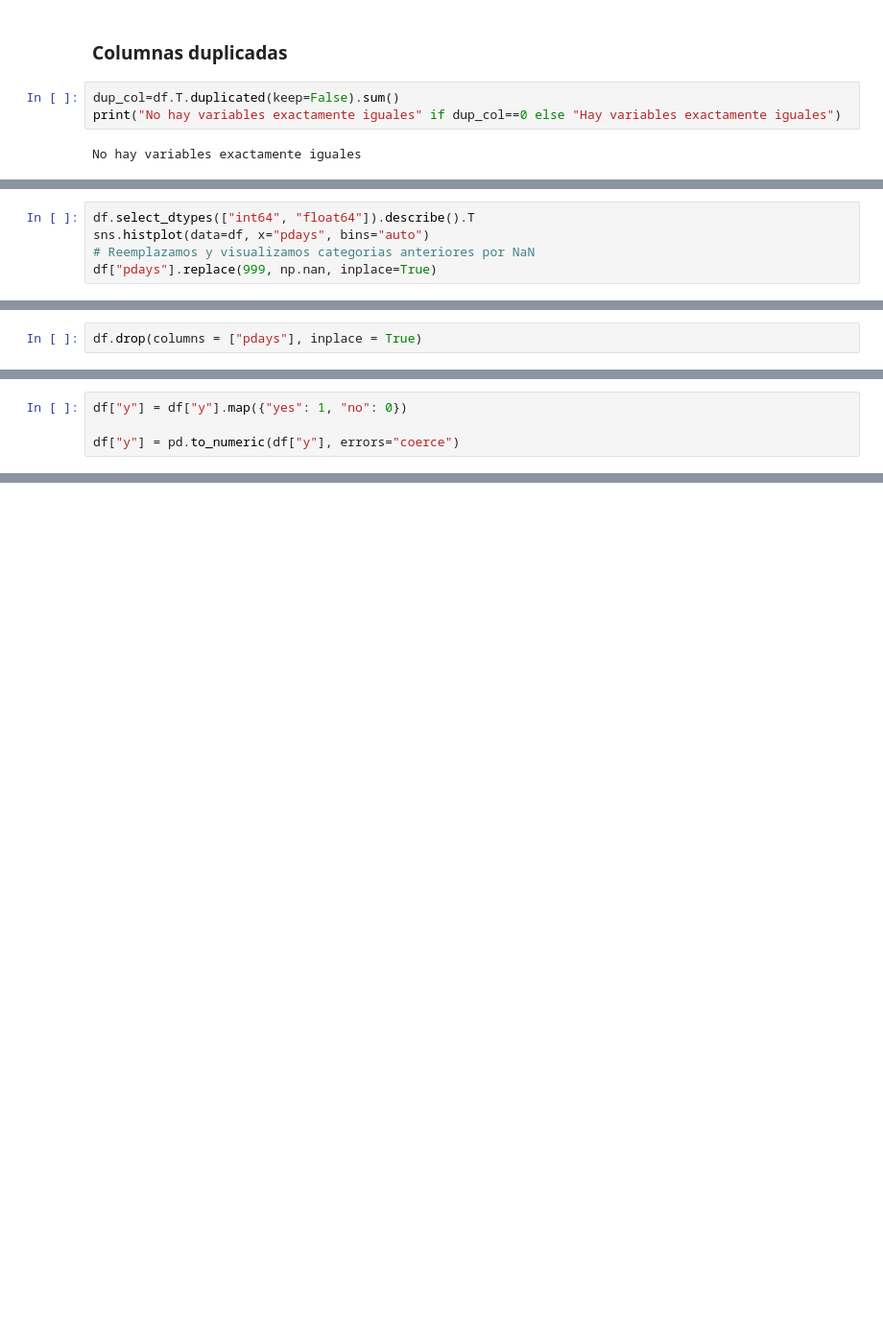
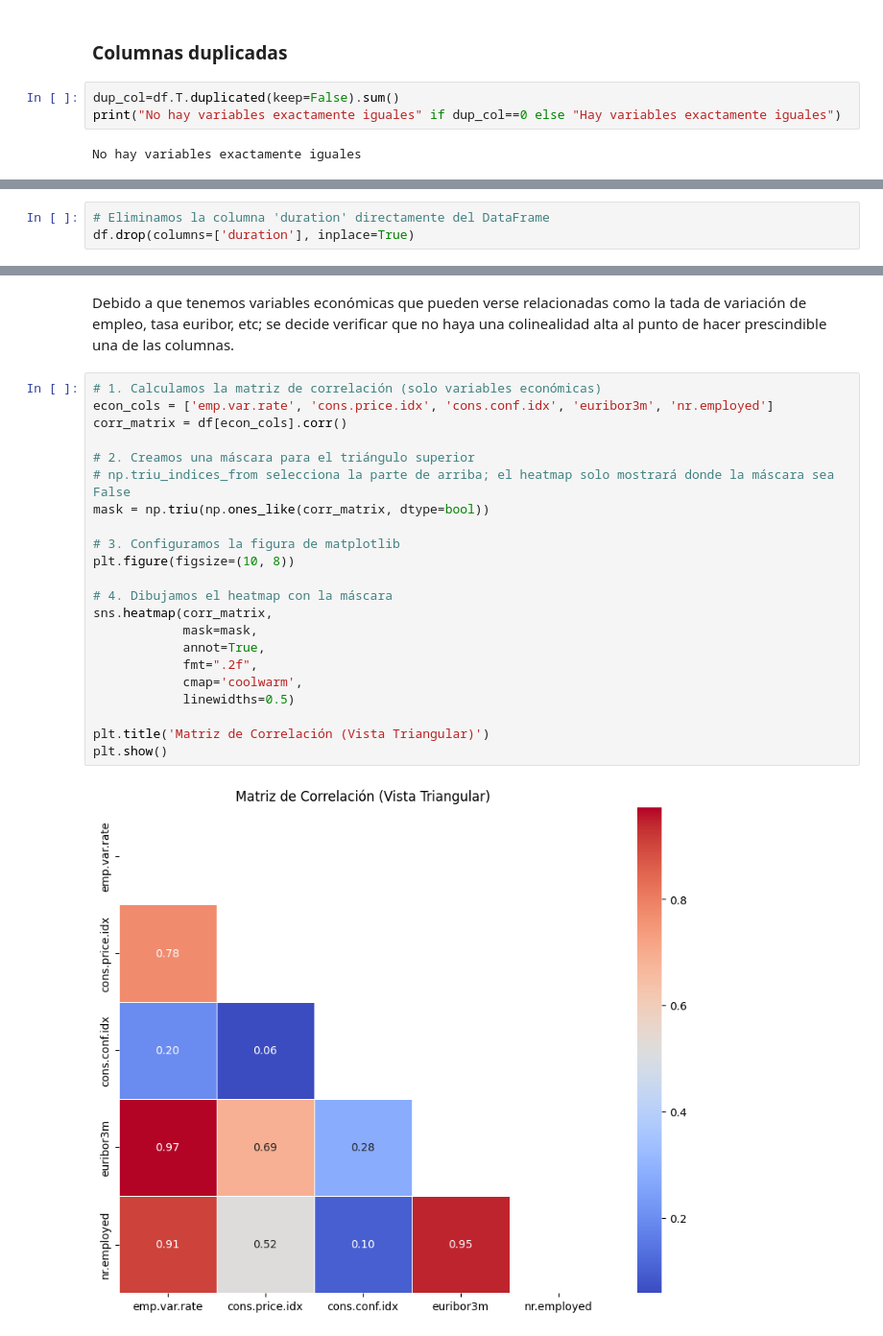
Before and after one commit to 4GeeksAcademy/steven10015-intro-ml, a Jupyter notebook: src/01-ml.ipynb, the cells around one changed output, grey strips where cells are left out. Shown at 96% size. Saved outputs shown, nothing was run; the diff lists cells and outputs as text; blank space fills up the shorter version.

```diff
--- a/src/01-ml.ipynb
+++ b/src/01-ml.ipynb
@@ -228,5 +140,0 @@ df_temp.head()"""
-# %%
-df.select_dtypes(["int64", "float64"]).describe().T
-sns.histplot(data=df, x="pdays", bins="auto")
-# Reemplazamos y visualizamos categorias anteriores por NaN
-df["pdays"].replace(999, np.nan, inplace=True)
@@ -246,2 +140,0 @@ msno.matrix(df)
-# %%
-df.drop(columns = ["pdays"], inplace = True)
@@ -250,4 +140,0 @@ df.drop(columns = ["pdays"], inplace = True)
-# %%
-df["y"] = df["y"].map({"yes": 1, "no": 0})
-
-df["y"] = pd.to_numeric(df["y"], errors="coerce")
@@ -294,0 +145,3 @@ Name: y, dtype: float64
+# %%
+# Eliminamos la columna 'duration' directamente del DataFrame
+df.drop(columns=['duration'], inplace=True)
@@ -294,0 +150,26 @@ Name: y, dtype: float64
+# %% [markdown]
+Debido a que tenemos variables económicas que pueden verse relacionadas como la tada de variación de empleo, tasa euribor, etc; se decide verificar que no haya una colinealidad alta al punto de hacer prescindible una de las columnas.
+# %%
+# 1. Calculamos la matriz de correlación (solo variables económicas)
+econ_cols = ['emp.var.rate', 'cons.price.idx', 'cons.conf.idx', 'euribor3m', 'nr.employed']
+corr_matrix = df[econ_cols].corr()
+
+# 2. Creamos una máscara para el triángulo superior
+# np.triu_indices_from selecciona la parte de arriba; el heatmap solo mostrará donde la máscara sea False
+mask = np.triu(np.ones_like(corr_matrix, dtype=bool))
+
+# 3. Configuramos la figura de matplotlib
+plt.figure(figsize=(10, 8))
+
+# 4. Dibujamos el heatmap con la máscara
+sns.heatmap(corr_matrix,
+            mask=mask,
+            annot=True,
+            fmt=".2f",
+            cmap='coolwarm',
+            linewidths=0.5)
+
+plt.title('Matriz de Correlación (Vista Triangular)')
+plt.show()
+# %% [output]
+[figure, added]
```
Also changed, not shown: parts of 47 cells of this notebook, 6 other files.
